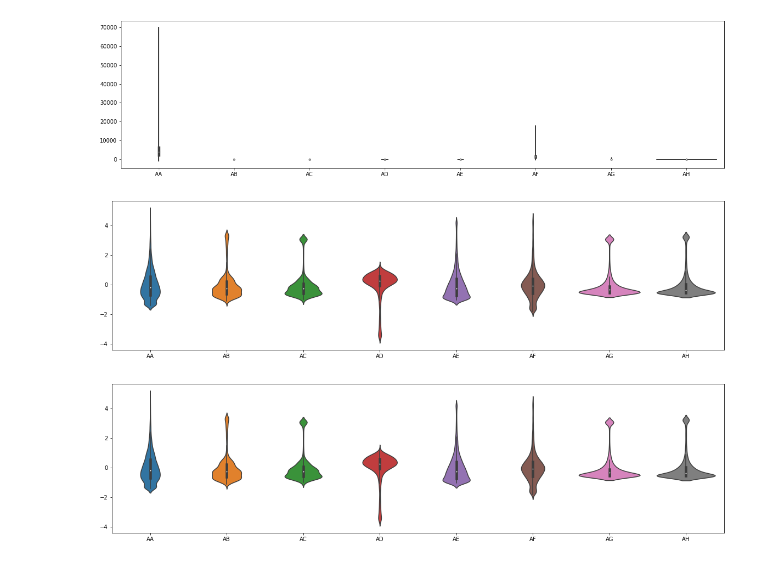
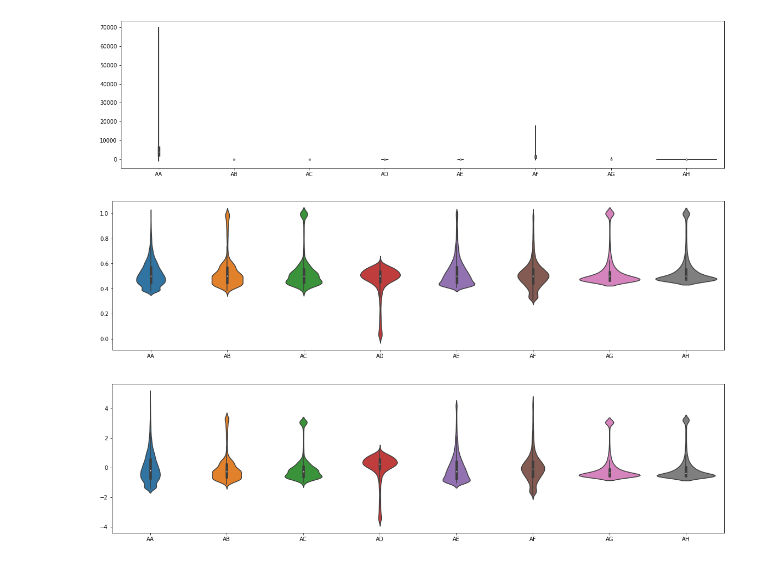
Before and after one commit to pedro-r-dias/robout, a Jupyter notebook: robout_scaler.ipynb, the cells around one changed output. Cells and saved outputs as stored; diff of their text form; code cells hidden in the pictures.

```diff
--- a/robout_scaler.ipynb
+++ b/robout_scaler.ipynb
@@ -73,11 +73,12 @@ f.savefig(".\\resources\\fig1.png")
 # %% [output]
 [figure]
 # %%
+dfnorm = rbt.robout_scaler(standardization=False, ignore=["time"]).fit_transform(df)
 f, ax = plt.subplots(figsize=(20, 5))
 sns.violinplot(data=dfnorm.iloc[:,2:10])
 f.savefig(".\\resources\\fig2.png")
 # %% [output]
-[figure, old version]
+[figure, new version]
 # %%
 dfnorm = rbt.robout_scaler(standardization=True, ignore=["time"]).fit_transform(df)
 f, ax = plt.subplots(figsize=(20, 5))
```
Also changed, not shown: 1 other file.
